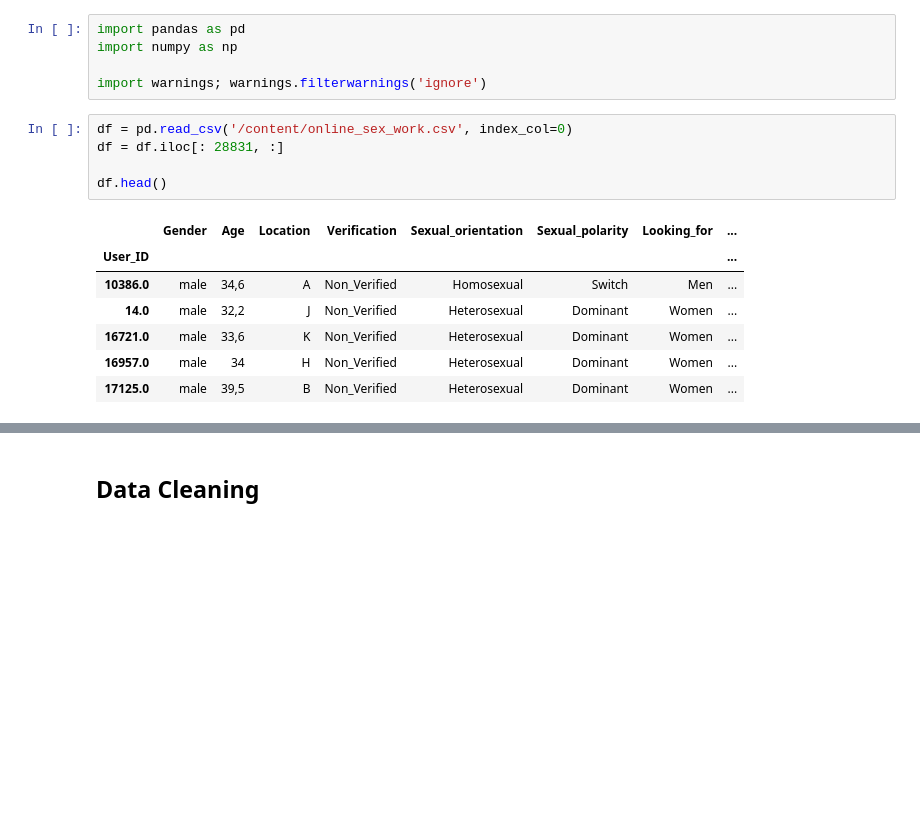
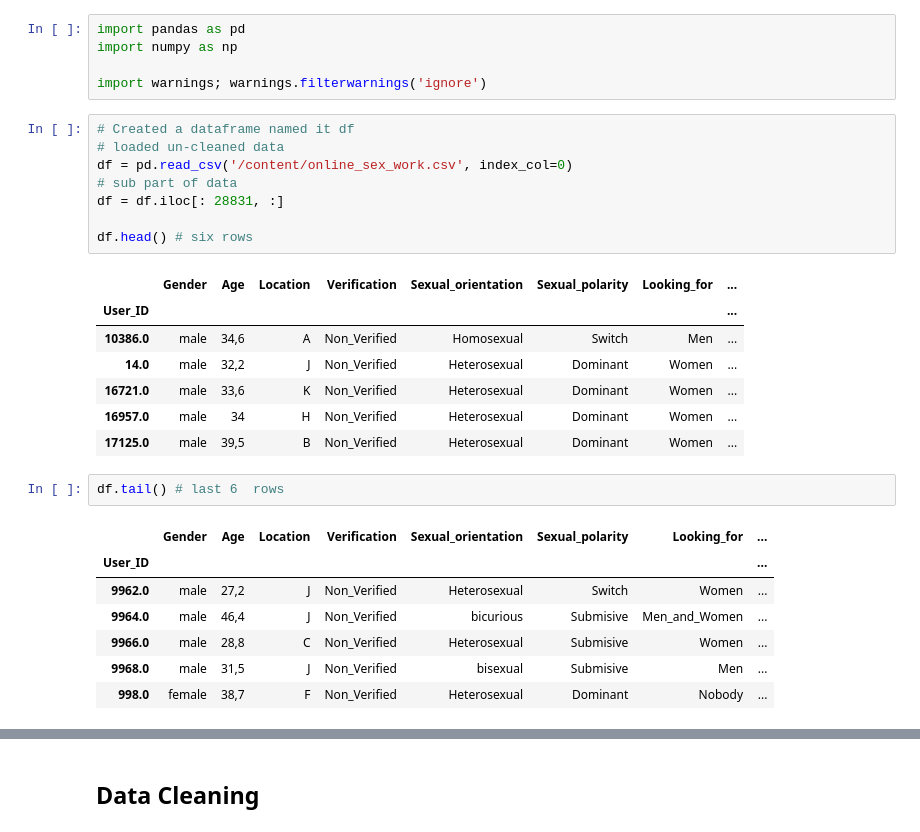
Before and after one commit to Etucator/LearingPython, a Jupyter notebook: 08 - Pandas III - Data Cleaning and Preparation.ipynb, the cells around one changed output, grey strips where cells are left out. Cells and saved outputs as stored; diff of their text form; blank space fills up the shorter version.

```diff
--- a/08 - Pandas III - Data Cleaning and Preparation.ipynb
+++ b/08 - Pandas III - Data Cleaning and Preparation.ipynb
@@ -522,10 +522,13 @@ import numpy as np
 
 import warnings; warnings.filterwarnings('ignore')
 # %%
+# Created a dataframe named it df
+# loaded un-cleaned data
 df = pd.read_csv('/content/online_sex_work.csv', index_col=0)
+# sub part of data
 df = df.iloc[: 28831, :]
 
-df.head()
+df.head() # six rows
 # %% [output]
 |  | Gender | Age | Location | Verification | Sexual_orientation | Sexual_polarity | Looking_for | ... |
 | User_ID |  |  |  |  |  |  |  | ... |
@@ -534,6 +537,16 @@ df.head()
 | 16721.0 | male | 33,6 | K | Non_Verified | Heterosexual | Dominant | Women | ... |
 | 16957.0 | male | 34 | H | Non_Verified | Heterosexual | Dominant | Women | ... |
 | 17125.0 | male | 39,5 | B | Non_Verified | Heterosexual | Dominant | Women | ... |
+# %%
+df.tail() # last 6  rows
+# %% [output]
+|  | Gender | Age | Location | Verification | Sexual_orientation | Sexual_polarity | Looking_for | ... |
+| User_ID |  |  |  |  |  |  |  | ... |
+| 9962.0 | male | 27,2 | J | Non_Verified | Heterosexual | Switch | Women | ... |
+| 9964.0 | male | 46,4 | J | Non_Verified | bicurious | Submisive | Men_and_Women | ... |
+| 9966.0 | male | 28,8 | C | Non_Verified | Heterosexual | Submisive | Women | ... |
+| 9968.0 | male | 31,5 | J | Non_Verified | bisexual | Submisive | Men | ... |
+| 998.0 | female | 38,7 | F | Non_Verified | Heterosexual | Dominant | Nobody | ... |
 # %%
 # Understand the Data Types
 df.dtypes
```
Also changed, not shown: parts of 19 cells of this notebook.
